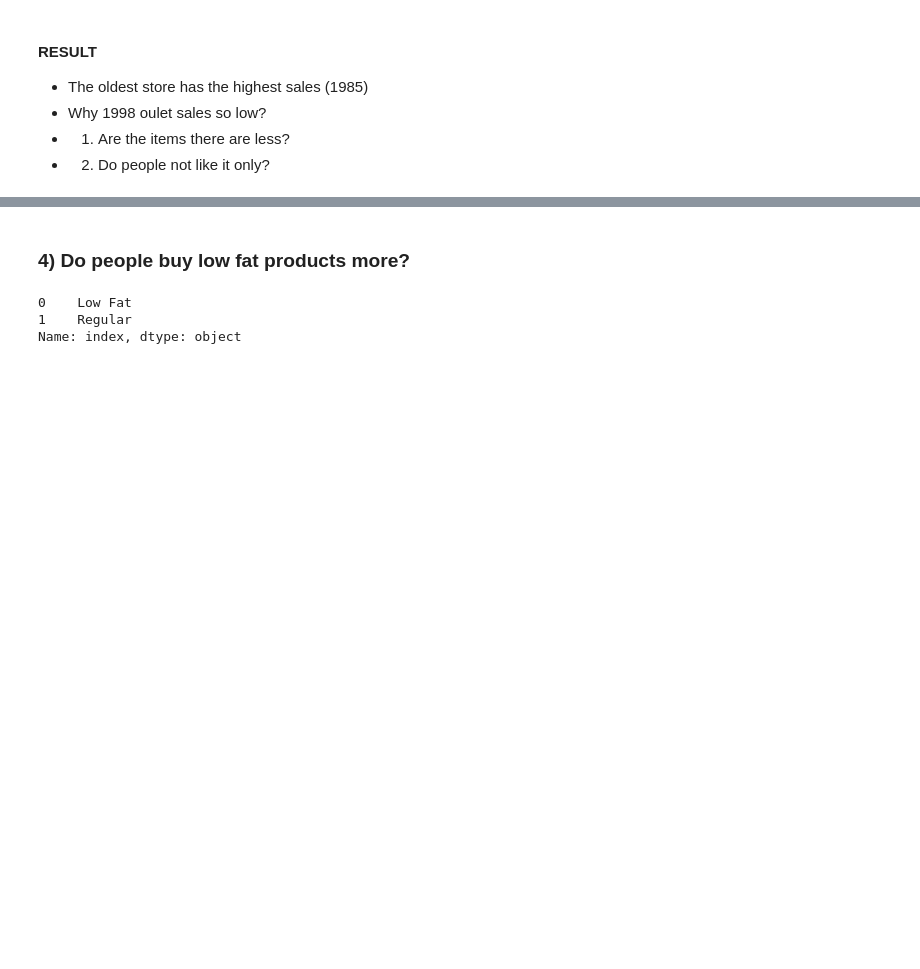
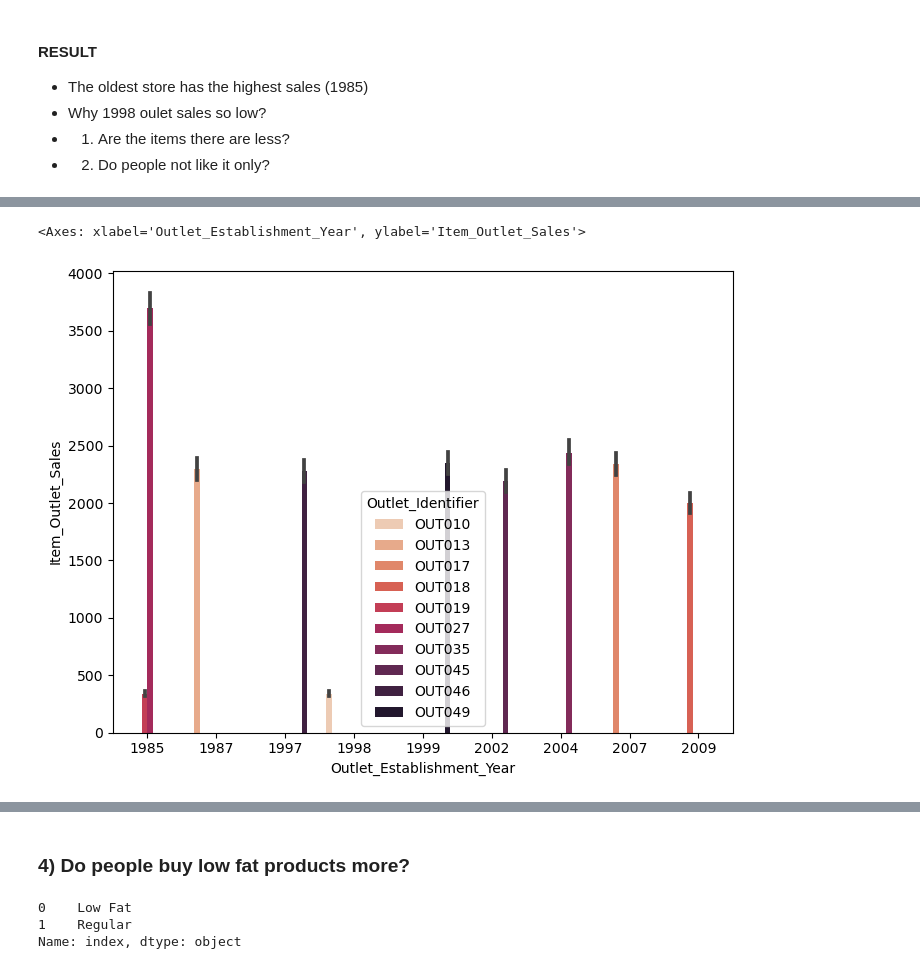
Before and after one commit to komalchamyal/bigmart-analysis, a Jupyter notebook: Big Mart Sales Analysis & Prediction.ipynb, the cells around one changed output, grey strips where cells are left out. Cells and saved outputs as stored; diff of their text form; code cells hidden in the pictures; blank space fills up the shorter version.

```diff
--- a/Big Mart Sales Analysis & Prediction.ipynb
+++ b/Big Mart Sales Analysis & Prediction.ipynb
@@ -259,6 +326,3 @@ df.Outlet_Establishment_Year.value_counts()
 2007     926
 1998     555
 Name: Outlet_Establishment_Year, dtype: int64
-# %%
-data=df[["Outlet_Establishment_Year","Item_Outlet_Sales"]].groupby(by="Outlet_Establishment_Year").sum().reset_index()
-data.iloc[:,1]
@@ -303,2 +350,8 @@ df[["Outlet_Establishment_Year","Item_Identifier"]].groupby(by="Outlet_Establish
+# %%
+fig,ax= plt.subplots(figsize=(8,6))
+sns.barplot(data, hue=data.Outlet_Identifier, x=data.Outlet_Establishment_Year, y=data.Item_Outlet_Sales,palette="rocket_r")
+# %% [output]
+<Axes: xlabel='Outlet_Establishment_Year', ylabel='Item_Outlet_Sales'>
+[figure, added]
 # %% [markdown]
 ##### Reason
```
Also changed, not shown: parts of 45 cells of this notebook.
